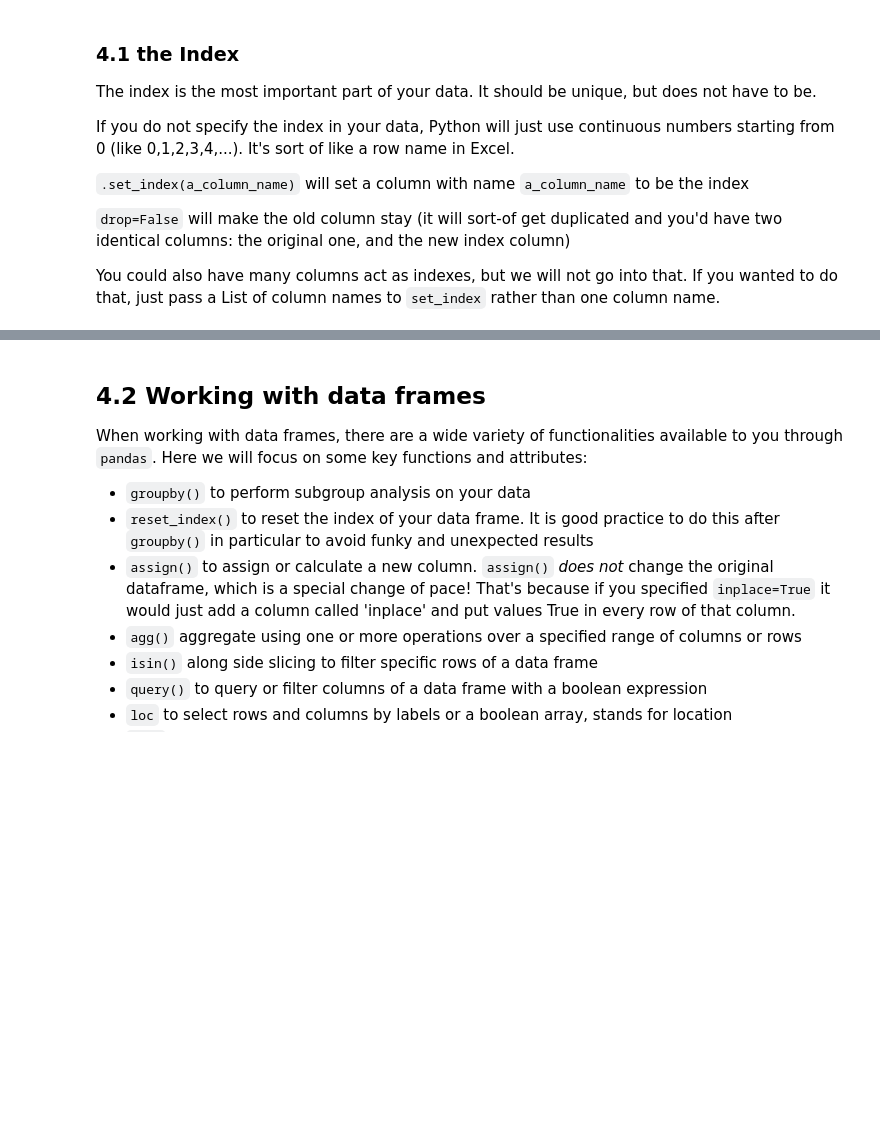
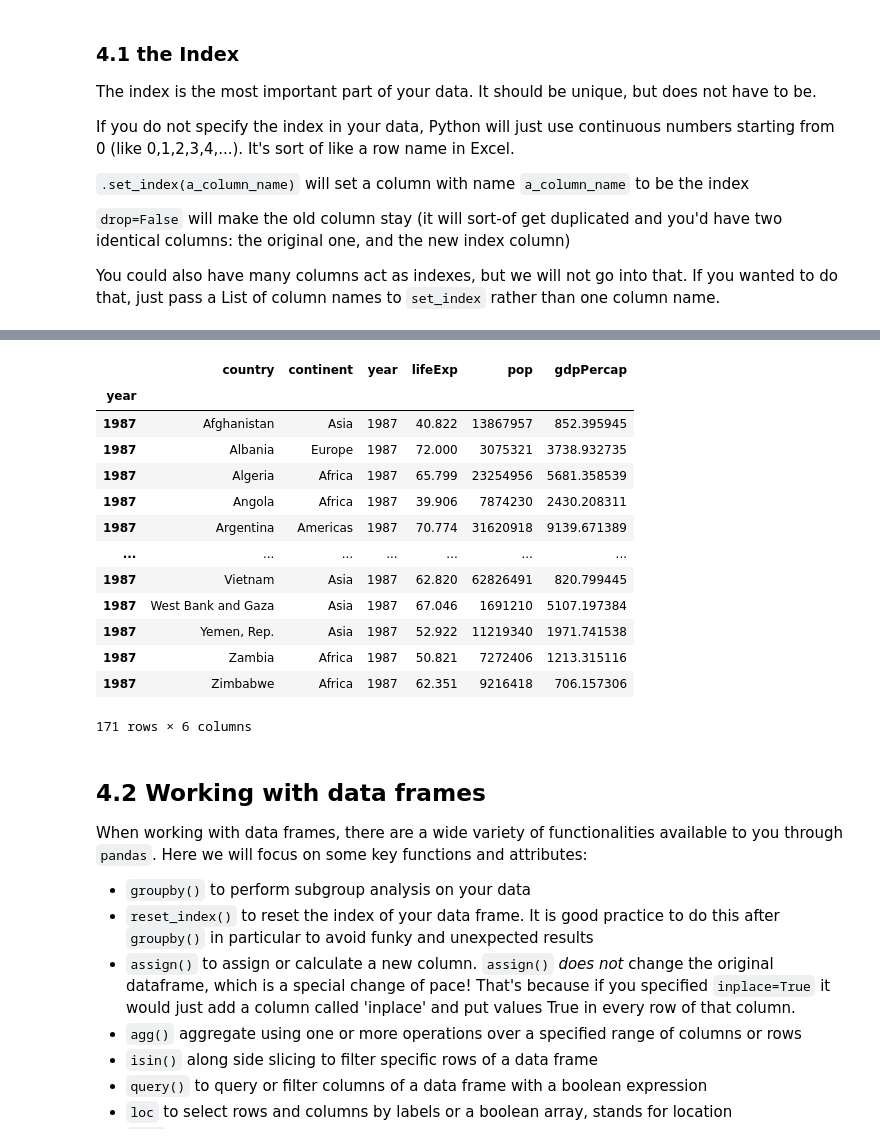
Before and after one commit to DrBenjamin/Data-Types-and-Structures-in-Python-and-R, a Jupyter notebook: Python/Week 4 Data Structures Python.ipynb, the cells around one changed output, grey strips where cells are left out. Cells and saved outputs as stored; diff of their text form; code cells hidden in the pictures; blank space fills up the shorter version.

```diff
--- a/Python/Week 4 Data Structures Python.ipynb
+++ b/Python/Week 4 Data Structures Python.ipynb
@@ -598,9 +1002,24 @@ gap_data_yindex
 # %%
 # so now you can use your index to get whole rows from the dataframe
 # this can be bit cleaner than indexes 1,2,3,4... depending on your data
-gap_data_yindex.loc[[1987]]
+gap_data_yindex.loc[1987]
 
 ## see section below for what the .loc method does
+# %% [output]
+|  | country | continent | year | lifeExp | pop | gdpPercap |
+| year |  |  |  |  |  |  |
+| 1987 | Afghanistan | Asia | 1987 | 40.822 | 13867957 | 852.395945 |
+| 1987 | Albania | Europe | 1987 | 72.000 | 3075321 | 3738.932735 |
+| 1987 | Algeria | Africa | 1987 | 65.799 | 23254956 | 5681.358539 |
+| 1987 | Angola | Africa | 1987 | 39.906 | 7874230 | 2430.208311 |
+| 1987 | Argentina | Americas | 1987 | 70.774 | 31620918 | 9139.671389 |
+| ... | ... | ... | ... | ... | ... | ... |
+| 1987 | Vietnam | Asia | 1987 | 62.820 | 62826491 | 820.799445 |
+| 1987 | West Bank and Gaza | Asia | 1987 | 67.046 | 1691210 | 5107.197384 |
+| 1987 | Yemen, Rep. | Asia | 1987 | 52.922 | 11219340 | 1971.741538 |
+| 1987 | Zambia | Africa | 1987 | 50.821 | 7272406 | 1213.315116 |
+| 1987 | Zimbabwe | Africa | 1987 | 62.351 | 9216418 | 706.157306 |
+171 rows × 6 columns
 # %% [markdown]
 ## 4.2 Working with data frames
 
```
Also changed, not shown: parts of 106 cells of this notebook.
